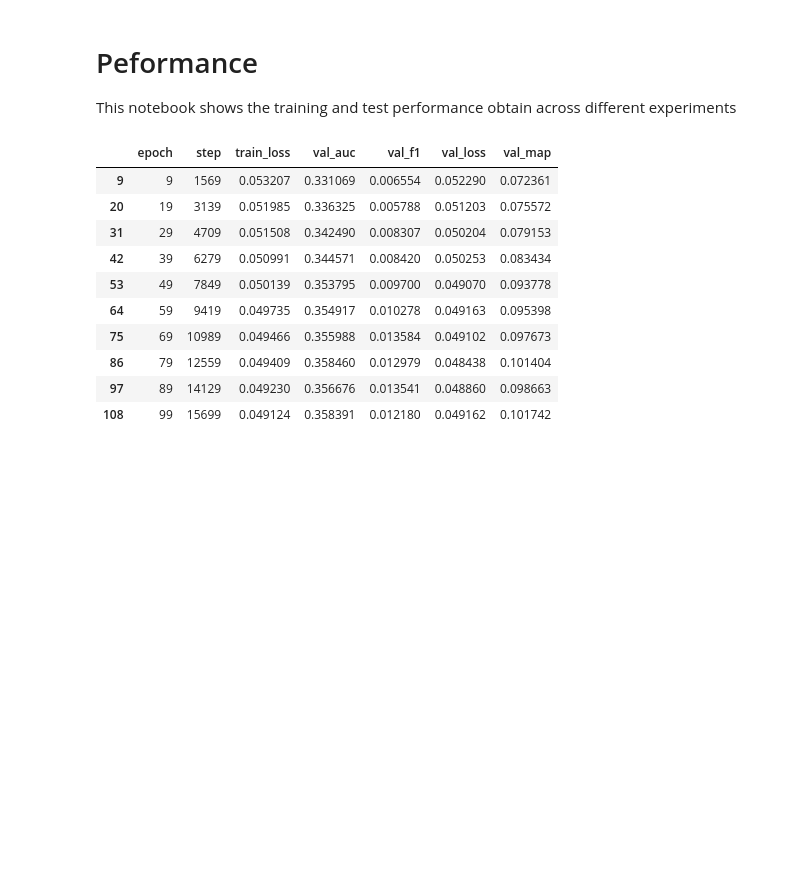
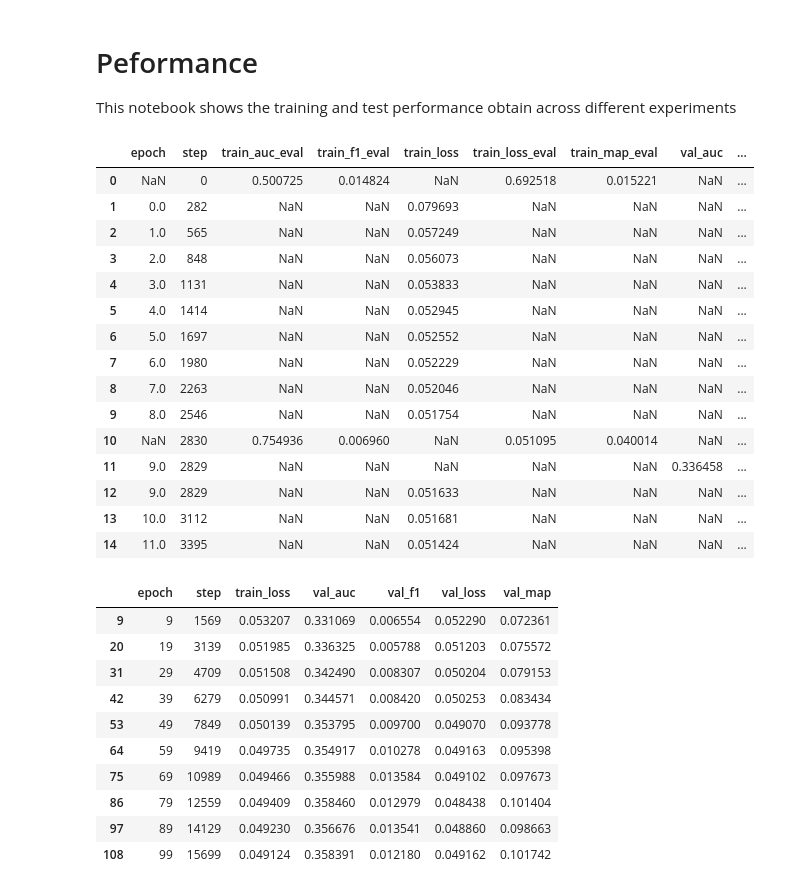
Before and after one commit to JoseFRuiz/audio-classification, a Jupyter notebook: performance.ipynb, the cells around one changed output. Cells and saved outputs as stored; diff of their text form; code cells hidden in the pictures; blank space fills up the shorter version.

```diff
--- a/performance.ipynb
+++ b/performance.ipynb
@@ -7,10 +7,28 @@ import os
 import pandas as pd
 import matplotlib.pyplot as plt
 # %%
-exp_name = "gru_003"
+exp_name = "gru_005"
 
-pathfile = os.path.join(exp_name,"metrics","version_0","metrics.csv")
+pathfile = os.path.join(exp_name,"metrics","version_1","metrics.csv")
 df = pd.read_csv(pathfile)
+df.head(15)
+# %% [output]
+|  | epoch | step | train_auc_eval | train_f1_eval | train_loss | train_loss_eval | train_map_eval | val_auc | ... |
+| 0 | NaN | 0 | 0.500725 | 0.014824 | NaN | 0.692518 | 0.015221 | NaN | ... |
+| 1 | 0.0 | 282 | NaN | NaN | 0.079693 | NaN | NaN | NaN | ... |
+| 2 | 1.0 | 565 | NaN | NaN | 0.057249 | NaN | NaN | NaN | ... |
+| 3 | 2.0 | 848 | NaN | NaN | 0.056073 | NaN | NaN | NaN | ... |
+| 4 | 3.0 | 1131 | NaN | NaN | 0.053833 | NaN | NaN | NaN | ... |
+| 5 | 4.0 | 1414 | NaN | NaN | 0.052945 | NaN | NaN | NaN | ... |
+| 6 | 5.0 | 1697 | NaN | NaN | 0.052552 | NaN | NaN | NaN | ... |
+| 7 | 6.0 | 1980 | NaN | NaN | 0.052229 | NaN | NaN | NaN | ... |
+| 8 | 7.0 | 2263 | NaN | NaN | 0.052046 | NaN | NaN | NaN | ... |
+| 9 | 8.0 | 2546 | NaN | NaN | 0.051754 | NaN | NaN | NaN | ... |
+| 10 | NaN | 2830 | 0.754936 | 0.006960 | NaN | 0.051095 | 0.040014 | NaN | ... |
+| 11 | 9.0 | 2829 | NaN | NaN | NaN | NaN | NaN | 0.336458 | ... |
+| 12 | 9.0 | 2829 | NaN | NaN | 0.051633 | NaN | NaN | NaN | ... |
+| 13 | 10.0 | 3112 | NaN | NaN | 0.051681 | NaN | NaN | NaN | ... |
+| 14 | 11.0 | 3395 | NaN | NaN | 0.051424 | NaN | NaN | NaN | ... |
 # %%
 # Create a copy of the DataFrame
 df_clean = df.copy()
```
